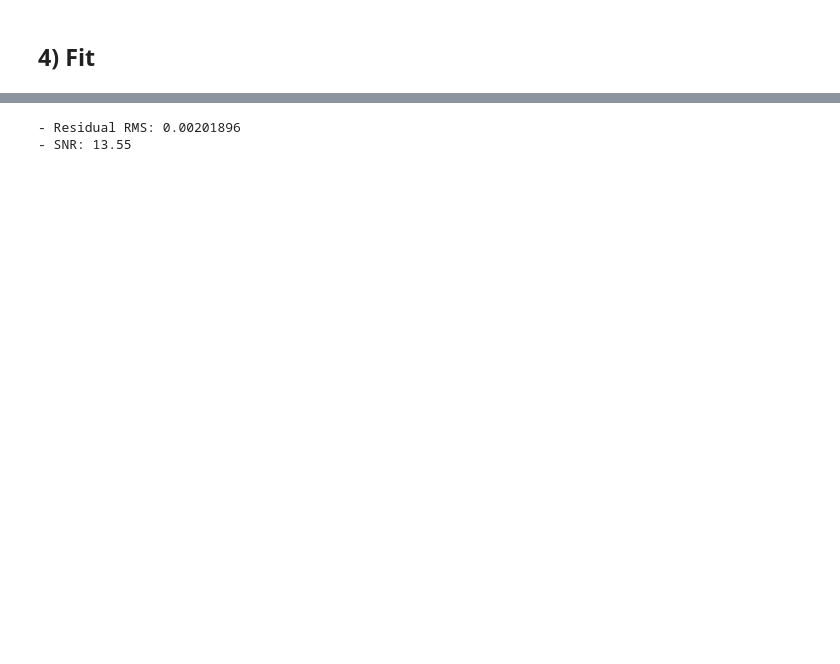
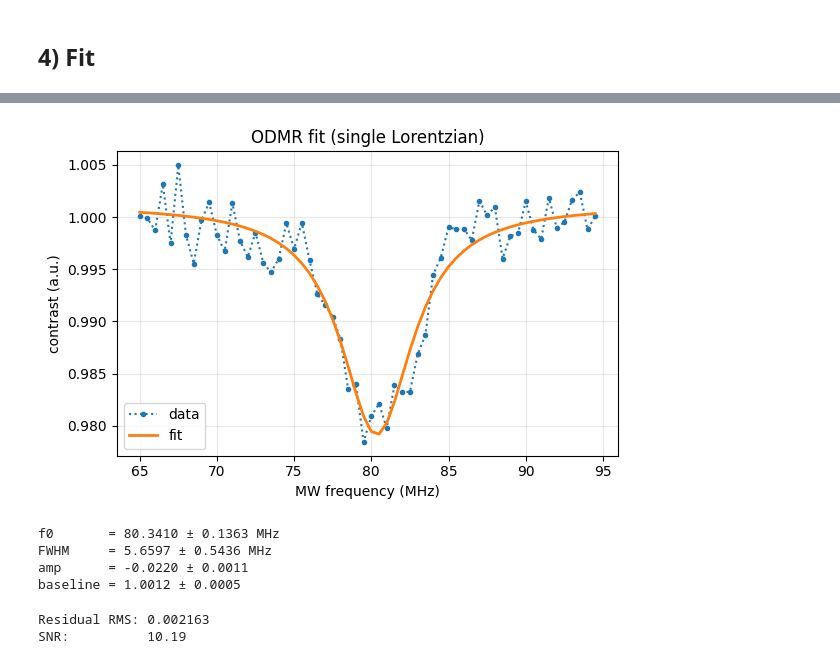
Before and after one commit to qeg-ungar/qua-libs, a Jupyter notebook: Quantum-Control-Applications/Optically addressable spin qubits/NV2_array_sprout/analysis/analyze_odmr.ipynb, the cells around one changed output, grey strips where cells are left out. Drawn from its saved outputs; the diff is of its cells as text; code cells hidden in the pictures; blank space fills up the shorter version.

```diff
--- a/Quantum-Control-Applications/Optically addressable spin qubits/NV2_array_sprout/analysis/analyze_odmr.ipynb
+++ b/Quantum-Control-Applications/Optically addressable spin qubits/NV2_array_sprout/analysis/analyze_odmr.ipynb
@@ -173,11 +112,48 @@ Fit results:
+# %%
+fitter = Fitter()
+
+if FIT_MODE == 'double':
+    res = fitter.double_lorentzian(f_mw_hz, contrast)
+else:
+    res = fitter.lorentzian(f_mw_hz, contrast)
+
+plt.figure(figsize=(6, 4))
+plt.plot(f_mw_hz / 1e6, contrast, ':o', ms=3, label='data')
+plt.plot(f_mw_hz / 1e6, res.y_fit, '-', lw=2, label='fit')
+plt.xlabel('MW frequency (MHz)')
+plt.ylabel('contrast (a.u.)')
+plt.title(f'ODMR fit ({FIT_MODE} Lorentzian)')
+plt.grid(True, alpha=0.3)
+plt.legend()
+plt.tight_layout()
+plt.show()
+
+p = res.params
+if FIT_MODE == 'double':
+    print(f"Peak 1:  f0 = {p['x01']/1e6:.4f} ± {p['x01_err']/1e6:.4f} MHz,  FWHM = {p['fwhm1']/1e6:.4f} MHz,  amp = {p['amp1']:.4f}")
+    print(f"Peak 2:  f0 = {p['x02']/1e6:.4f} ± {p['x02_err']/1e6:.4f} MHz,  FWHM = {p['fwhm2']/1e6:.4f} MHz,  amp = {p['amp2']:.4f}")
+    print(f"Split:   {p['split']/1e6:.4f} MHz")
+    print(f"Baseline: {p['baseline']:.4f}")
+else:
+    print(f"f0       = {p['x0']/1e6:.4f} ± {p['x0_err']/1e6:.4f} MHz")
+    print(f"FWHM     = {p['fwhm']/1e6:.4f} ± {p['fwhm_err']/1e6:.4f} MHz")
+    print(f"amp      = {p['amp']:.4f} ± {p['amp_err']:.4f}")
+    print(f"baseline = {p['baseline']:.4f} ± {p['baseline_err']:.4f}")
+# %% [output]
+[figure, added]
+f0       = 80.3410 ± 0.1363 MHz
+FWHM     = 5.6597 ± 0.5436 MHz
+amp      = -0.0220 ± 0.0011
+baseline = 1.0012 ± 0.0005
 # %%
-#estimate SNR from residuals
-resid = y_dip - (1.0 - np.asarray(y_fit, dtype=float))
-resid_rms = np.sqrt(np.mean(resid**2))
-print(f"- Residual RMS: {resid_rms:.6g}")
-
-SNR = np.abs(fit_res.params['amplitude']) / resid_rms if resid_rms > 0 else np.inf
-print(f"- SNR: {SNR:.2f}")
+resid_rms = np.sqrt(np.mean((res.y - res.y_fit) ** 2))
+if FIT_MODE == 'double':
+    amp_ref = max(abs(res.params['amp1']), abs(res.params['amp2']))
+else:
+    amp_ref = abs(res.params['amp'])
+SNR = amp_ref / resid_rms if resid_rms > 0 else np.inf
+print(f"Residual RMS: {resid_rms:.4g}")
+print(f"SNR:          {SNR:.2f}")
 # %% [output]
-- Residual RMS: 0.00201896
-- SNR: 13.55
+Residual RMS: 0.002163
+SNR:          10.19
```
Also changed, not shown: parts of 6 cells of this notebook, 20 other files.
